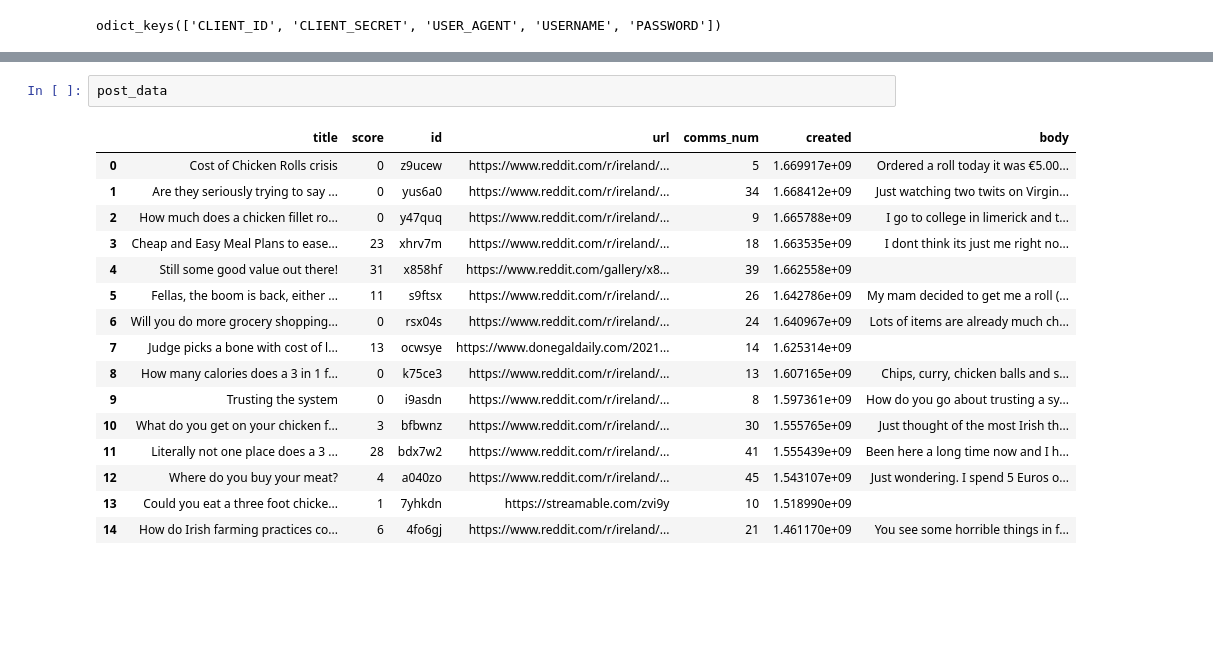
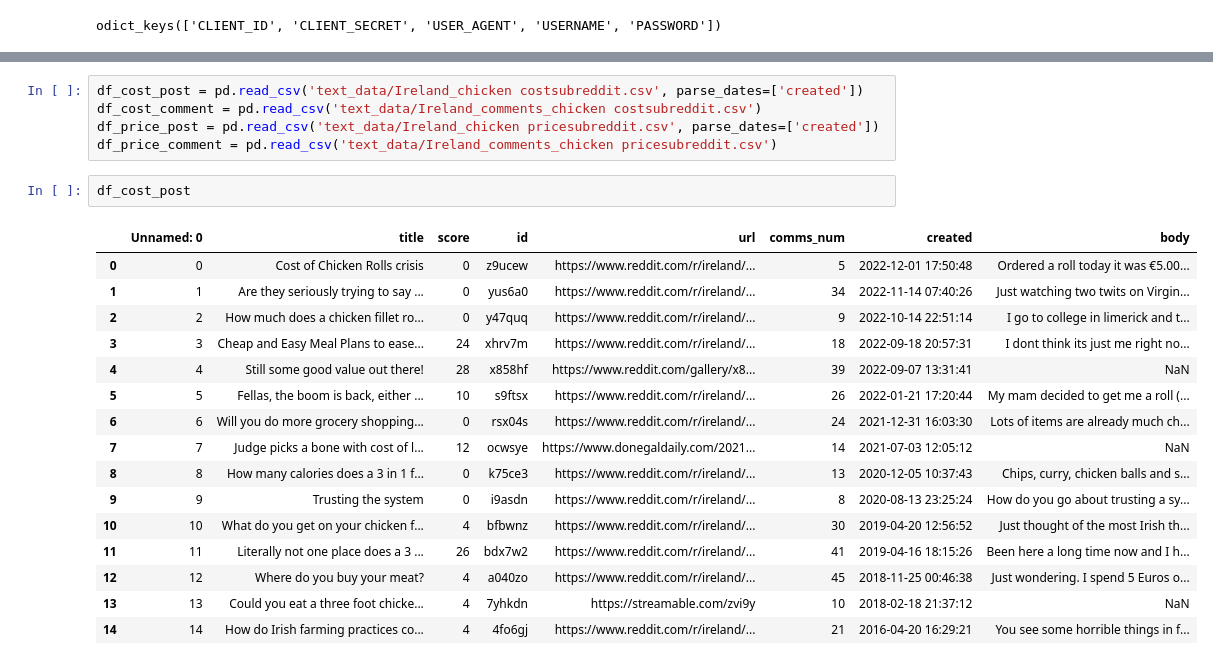
Before and after one commit to Juliet-Blue/sba22307-CA2, a Jupyter notebook: CA2-sentiment analysis.ipynb, the cells around one changed output, grey strips where cells are left out. Cells and saved outputs as stored; diff of their text form; blank space fills up the shorter version.

```diff
--- a/CA2-sentiment analysis.ipynb
+++ b/CA2-sentiment analysis.ipynb
@@ -241,19 +228,24 @@ post_comments
-# %%
-post_data
-# %% [output]
-|  | title | score | id | url | comms_num | created | body |
-| 0 | Cost of Chicken Rolls crisis | 0 | z9ucew | https://www.reddit.com/r/ireland/... | 5 | 1.669917e+09 | Ordered a roll today it was €5.00... |
-| 1 | Are they seriously trying to say ... | 0 | yus6a0 | https://www.reddit.com/r/ireland/... | 34 | 1.668412e+09 | Just watching two twits on Virgin... |
-| 2 | How much does a chicken fillet ro... | 0 | y47quq | https://www.reddit.com/r/ireland/... | 9 | 1.665788e+09 | I go to college in limerick and t... |
-| 3 | Cheap and Easy Meal Plans to ease... | 23 | xhrv7m | https://www.reddit.com/r/ireland/... | 18 | 1.663535e+09 | I dont think its just me right no... |
-| 4 | Still some good value out there! | 31 | x858hf | https://www.reddit.com/gallery/x8... | 39 | 1.662558e+09 |  |
-| 5 | Fellas, the boom is back, either ... | 11 | s9ftsx | https://www.reddit.com/r/ireland/... | 26 | 1.642786e+09 | My mam decided to get me a roll (... |
-| 6 | Will you do more grocery shopping... | 0 | rsx04s | https://www.reddit.com/r/ireland/... | 24 | 1.640967e+09 | Lots of items are already much ch... |
-| 7 | Judge picks a bone with cost of l... | 13 | ocwsye | https://www.donegaldaily.com/2021... | 14 | 1.625314e+09 |  |
-| 8 | How many calories does a 3 in 1 f... | 0 | k75ce3 | https://www.reddit.com/r/ireland/... | 13 | 1.607165e+09 | Chips, curry, chicken balls and s... |
-| 9 | Trusting the system | 0 | i9asdn | https://www.reddit.com/r/ireland/... | 8 | 1.597361e+09 | How do you go about trusting a sy... |
-| 10 | What do you get on your chicken f... | 3 | bfbwnz | https://www.reddit.com/r/ireland/... | 30 | 1.555765e+09 | Just thought of the most Irish th... |
-| 11 | Literally not one place does a 3 ... | 28 | bdx7w2 | https://www.reddit.com/r/ireland/... | 41 | 1.555439e+09 | Been here a long time now and I h... |
-| 12 | Where do you buy your meat? | 4 | a040zo | https://www.reddit.com/r/ireland/... | 45 | 1.543107e+09 | Just wondering. I spend 5 Euros o... |
-| 13 | Could you eat a three foot chicke... | 1 | 7yhkdn | https://streamable.com/zvi9y | 10 | 1.518990e+09 |  |
-| 14 | How do Irish farming practices co... | 6 | 4fo6gj | https://www.reddit.com/r/ireland/... | 21 | 1.461170e+09 | You see some horrible things in f... |
+# %%
+df_cost_post = pd.read_csv('text_data/Ireland_chicken costsubreddit.csv', parse_dates=['created'])
+df_cost_comment = pd.read_csv('text_data/Ireland_comments_chicken costsubreddit.csv')
+df_price_post = pd.read_csv('text_data/Ireland_chicken pricesubreddit.csv', parse_dates=['created'])
+df_price_comment = pd.read_csv('text_data/Ireland_comments_chicken pricesubreddit.csv')
+# %%
+df_cost_post
+# %% [output]
+|  | Unnamed: 0 | title | score | id | url | comms_num | created | body |
+| 0 | 0 | Cost of Chicken Rolls crisis | 0 | z9ucew | https://www.reddit.com/r/ireland/... | 5 | 2022-12-01 17:50:48 | Ordered a roll today it was €5.00... |
+| 1 | 1 | Are they seriously trying to say ... | 0 | yus6a0 | https://www.reddit.com/r/ireland/... | 34 | 2022-11-14 07:40:26 | Just watching two twits on Virgin... |
+| 2 | 2 | How much does a chicken fillet ro... | 0 | y47quq | https://www.reddit.com/r/ireland/... | 9 | 2022-10-14 22:51:14 | I go to college in limerick and t... |
+| 3 | 3 | Cheap and Easy Meal Plans to ease... | 24 | xhrv7m | https://www.reddit.com/r/ireland/... | 18 | 2022-09-18 20:57:31 | I dont think its just me right no... |
+| 4 | 4 | Still some good value out there! | 28 | x858hf | https://www.reddit.com/gallery/x8... | 39 | 2022-09-07 13:31:41 | NaN |
+| 5 | 5 | Fellas, the boom is back, either ... | 10 | s9ftsx | https://www.reddit.com/r/ireland/... | 26 | 2022-01-21 17:20:44 | My mam decided to get me a roll (... |
+| 6 | 6 | Will you do more grocery shopping... | 0 | rsx04s | https://www.reddit.com/r/ireland/... | 24 | 2021-12-31 16:03:30 | Lots of items are already much ch... |
+| 7 | 7 | Judge picks a bone with cost of l... | 12 | ocwsye | https://www.donegaldaily.com/2021... | 14 | 2021-07-03 12:05:12 | NaN |
+| 8 | 8 | How many calories does a 3 in 1 f... | 0 | k75ce3 | https://www.reddit.com/r/ireland/... | 13 | 2020-12-05 10:37:43 | Chips, curry, chicken balls and s... |
+| 9 | 9 | Trusting the system | 0 | i9asdn | https://www.reddit.com/r/ireland/... | 8 | 2020-08-13 23:25:24 | How do you go about trusting a sy... |
+| 10 | 10 | What do you get on your chicken f... | 4 | bfbwnz | https://www.reddit.com/r/ireland/... | 30 | 2019-04-20 12:56:52 | Just thought of the most Irish th... |
+| 11 | 11 | Literally not one place does a 3 ... | 26 | bdx7w2 | https://www.reddit.com/r/ireland/... | 41 | 2019-04-16 18:15:26 | Been here a long time now and I h... |
+| 12 | 12 | Where do you buy your meat? | 4 | a040zo | https://www.reddit.com/r/ireland/... | 45 | 2018-11-25 00:46:38 | Just wondering. I spend 5 Euros o... |
+| 13 | 13 | Could you eat a three foot chicke... | 4 | 7yhkdn | https://streamable.com/zvi9y | 10 | 2018-02-18 21:37:12 | NaN |
+| 14 | 14 | How do Irish farming practices co... | 4 | 4fo6gj | https://www.reddit.com/r/ireland/... | 21 | 2016-04-20 16:29:21 | You see some horrible things in f... |
```
Also changed, not shown: parts of 14 cells of this notebook, 8 other files.
